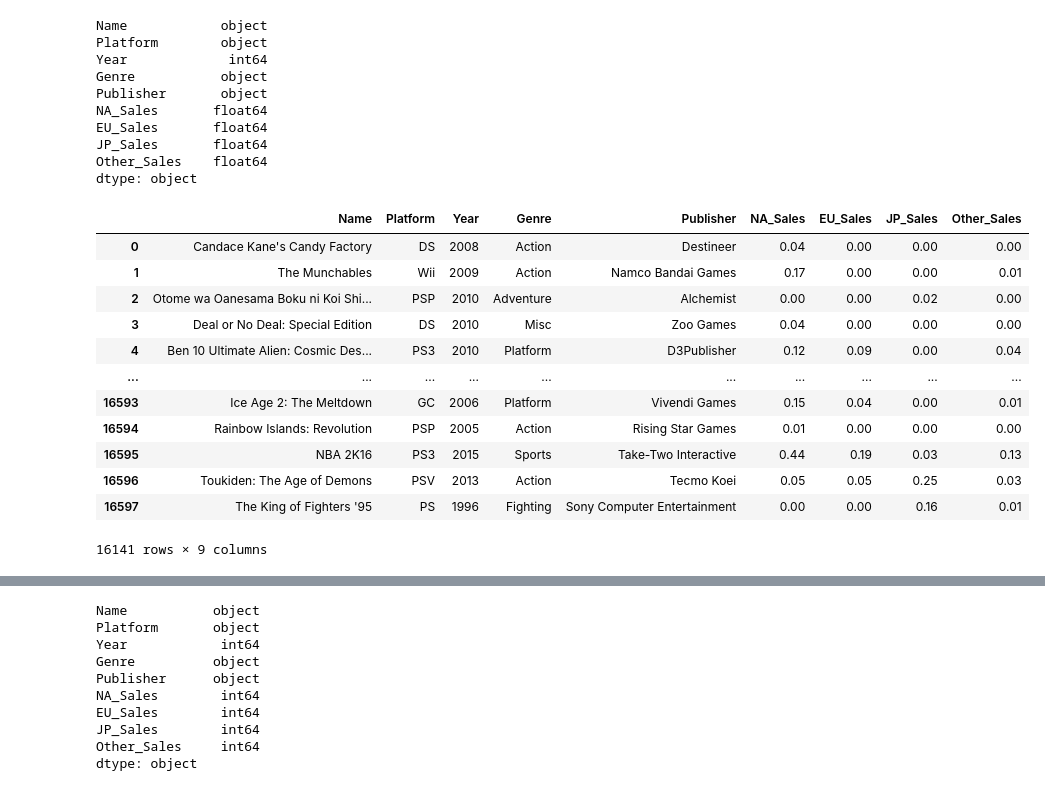
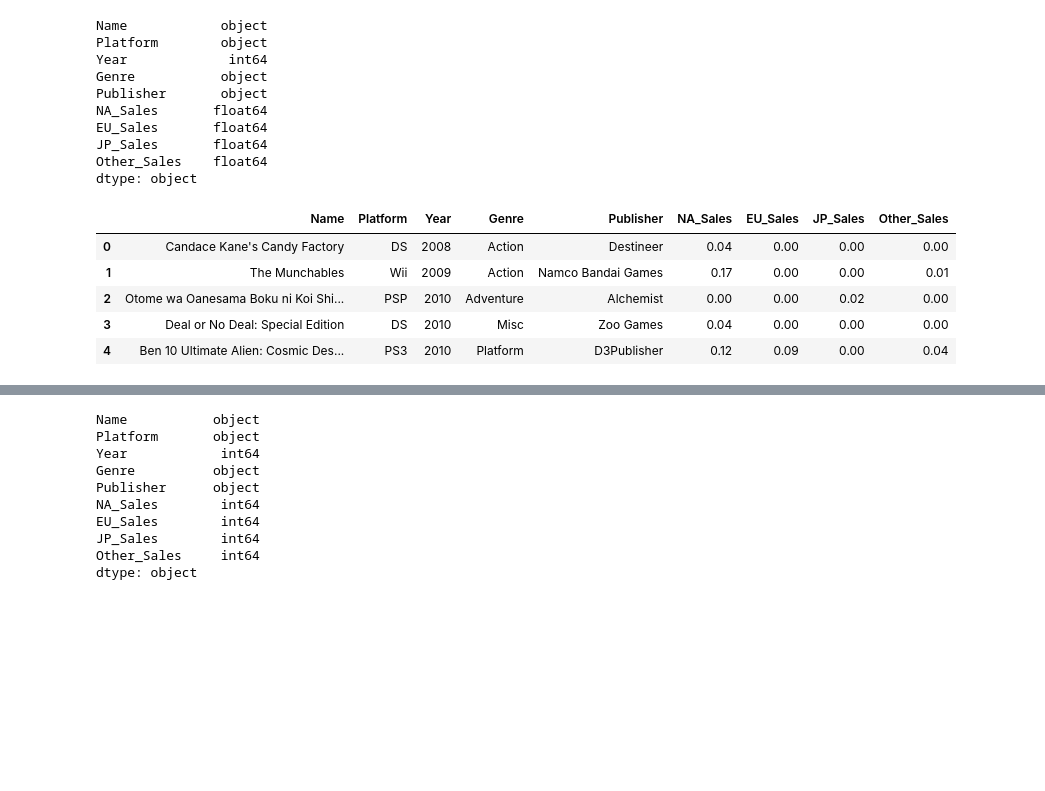
Before and after one commit to threegenie/vgames_project, a Jupyter notebook: game_data.ipynb, the cells around one changed output, grey strips where cells are left out. Saved outputs shown, nothing was run; the diff lists cells and outputs as text; code cells hidden in the pictures; blank space fills up the shorter version.

```diff
--- a/game_data.ipynb
+++ b/game_data.ipynb
@@ -147,25 +133,18 @@ dtype: object
 # %%
 #K단위를 M단위로 변경 - 1000배 차이이므로 0.001 곱해줌
 df['NA_Sales'] = np.where( df['NA_Sales'] >= 10,df['NA_Sales']*0.001,df['NA_Sales'])
 df['EU_Sales'] = np.where( df['EU_Sales'] >= 10,df['EU_Sales']*0.001,df['EU_Sales'])
 df['JP_Sales'] = np.where( df['JP_Sales'] >= 10,df['JP_Sales']*0.001,df['JP_Sales'])
 df['Other_Sales'] = np.where( df['Other_Sales'] >= 10,df['Other_Sales']*0.001,df['Other_Sales'])
 
-df
+df.head()
 # %% [output]
 |  | Name | Platform | Year | Genre | Publisher | NA_Sales | EU_Sales | JP_Sales | Other_Sales |
 | 0 | Candace Kane's Candy Factory | DS | 2008 | Action | Destineer | 0.04 | 0.00 | 0.00 | 0.00 |
 | 1 | The Munchables | Wii | 2009 | Action | Namco Bandai Games | 0.17 | 0.00 | 0.00 | 0.01 |
 | 2 | Otome wa Oanesama Boku ni Koi Shi... | PSP | 2010 | Adventure | Alchemist | 0.00 | 0.00 | 0.02 | 0.00 |
 | 3 | Deal or No Deal: Special Edition | DS | 2010 | Misc | Zoo Games | 0.04 | 0.00 | 0.00 | 0.00 |
 | 4 | Ben 10 Ultimate Alien: Cosmic Des... | PS3 | 2010 | Platform | D3Publisher | 0.12 | 0.09 | 0.00 | 0.04 |
-| ... | ... | ... | ... | ... | ... | ... | ... | ... | ... |
-| 16593 | Ice Age 2: The Meltdown | GC | 2006 | Platform | Vivendi Games | 0.15 | 0.04 | 0.00 | 0.01 |
-| 16594 | Rainbow Islands: Revolution | PSP | 2005 | Action | Rising Star Games | 0.01 | 0.00 | 0.00 | 0.00 |
-| 16595 | NBA 2K16 | PS3 | 2015 | Sports | Take-Two Interactive | 0.44 | 0.19 | 0.03 | 0.13 |
-| 16596 | Toukiden: The Age of Demons | PSV | 2013 | Action | Tecmo Koei | 0.05 | 0.05 | 0.25 | 0.03 |
-| 16597 | The King of Fighters '95 | PS | 1996 | Fighting | Sony Computer Entertainment | 0.00 | 0.00 | 0.16 | 0.01 |
-16141 rows × 9 columns
 # %%
 #Sales 칼럼들에 1000000 곱해줌 - M단위로 변환하고 보기 쉽도록
 df['NA_Sales'] = df['NA_Sales']*1000000
```
Also changed, not shown: parts of 6 cells of this notebook.
